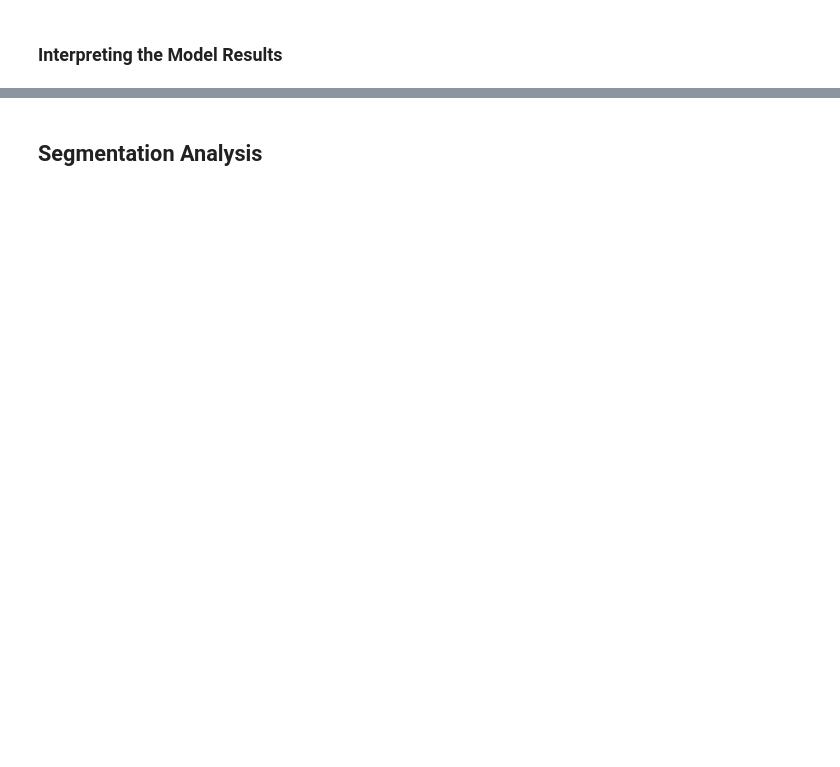
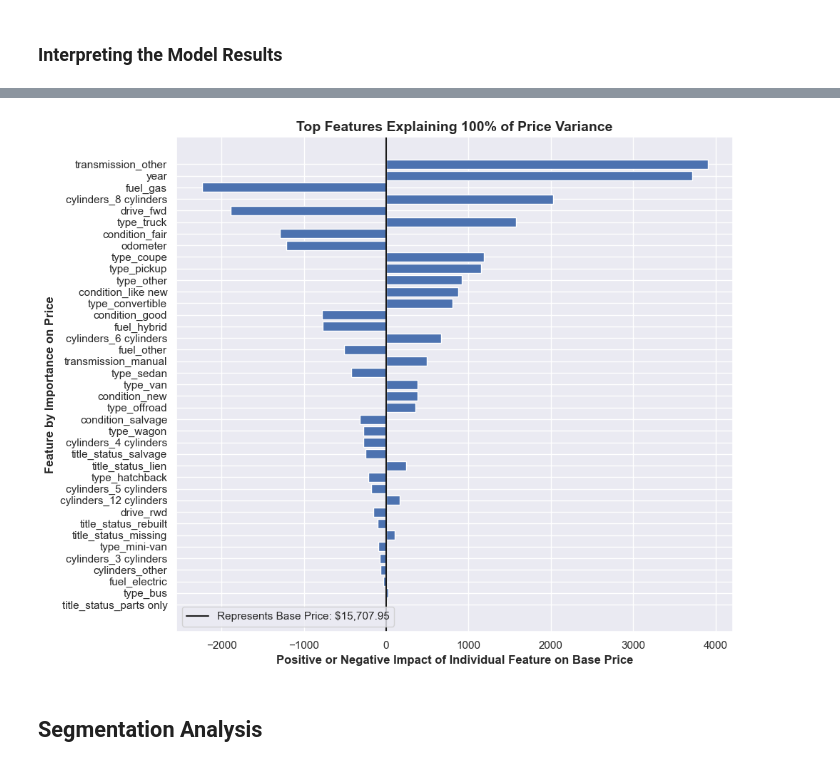
Before and after one commit to fazeelgm/UCB_ML_AI_PracticalApp_II, a Jupyter notebook: DataModels.ipynb, the cells around one changed output, grey strips where cells are left out. Saved outputs shown, nothing was run; the diff lists cells and outputs as text; code cells hidden in the pictures; blank space fills up the shorter version.

```diff
--- a/DataModels.ipynb
+++ b/DataModels.ipynb
@@ -541,21 +591,25 @@ my_utils.df_style_floats(feature_imp_df[['Feature', 'Coefficient', 'Percent Cont
 # %%
 # Top features that explain X% of the variance
 top_n = 1
 top_features = feature_imp_df[feature_imp_df['Cumulative Importance'] <= top_n]
 
 # Plot feature importance
-plt.figure(figsize=(12, 8))
+plt.figure(figsize=(10, 8))
 plt.barh(top_features['Feature'], top_features['Coefficient'])
 plt.axvline(x=0, color="k", linestyle="-", label=f'Represents Base Price: ${y_intercept:,.2f}')
 
 plt.xlabel(f'Positive or Negative Impact of Individual Feature on Base Price', fontdict=axes_fonts)
 plt.ylabel('Feature by Importance on Price', fontdict=axes_fonts)
 
 plt.title(f'Top Features Explaining {top_n * 100:,.0f}% of Price Variance', fontdict=title_fonts)
 plt.gca().invert_yaxis()
+plt.legend(loc='lower left')
+plt.tight_layout()
+
 plt.savefig('images/feature_importance.png')
-plt.legend(loc='lower left')
 plt.show()
+# %% [output]
+[figure, added]
 # %% [markdown]
 ## Segmentation Analysis
 # %%
```
Also changed, not shown: parts of 23 cells of this notebook, 5 other files.
